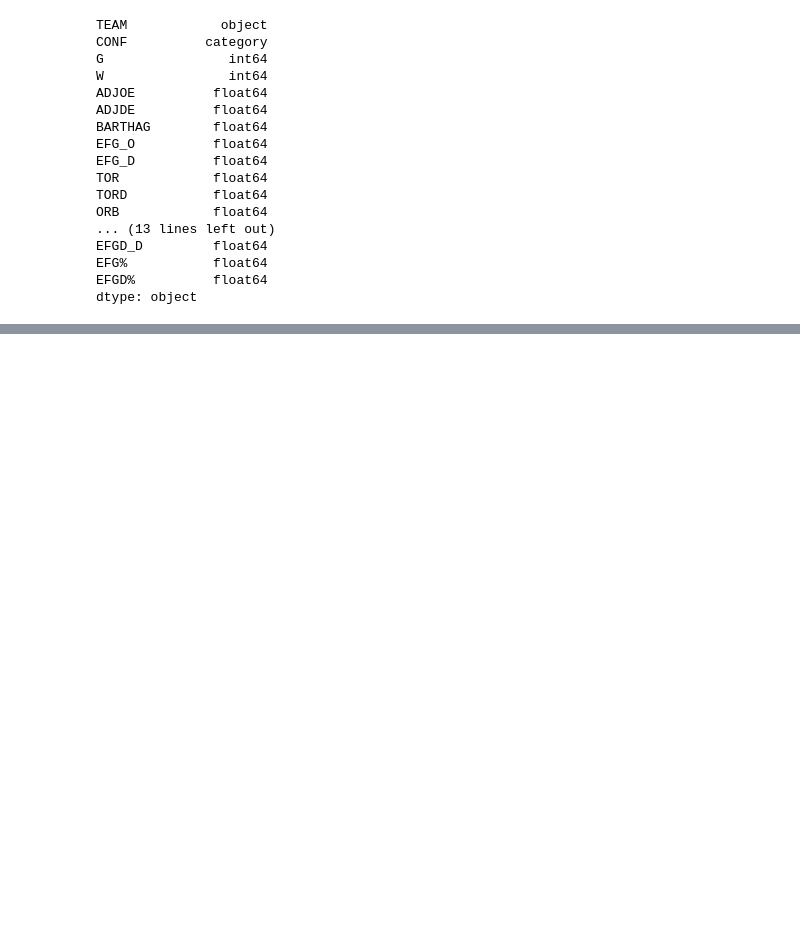
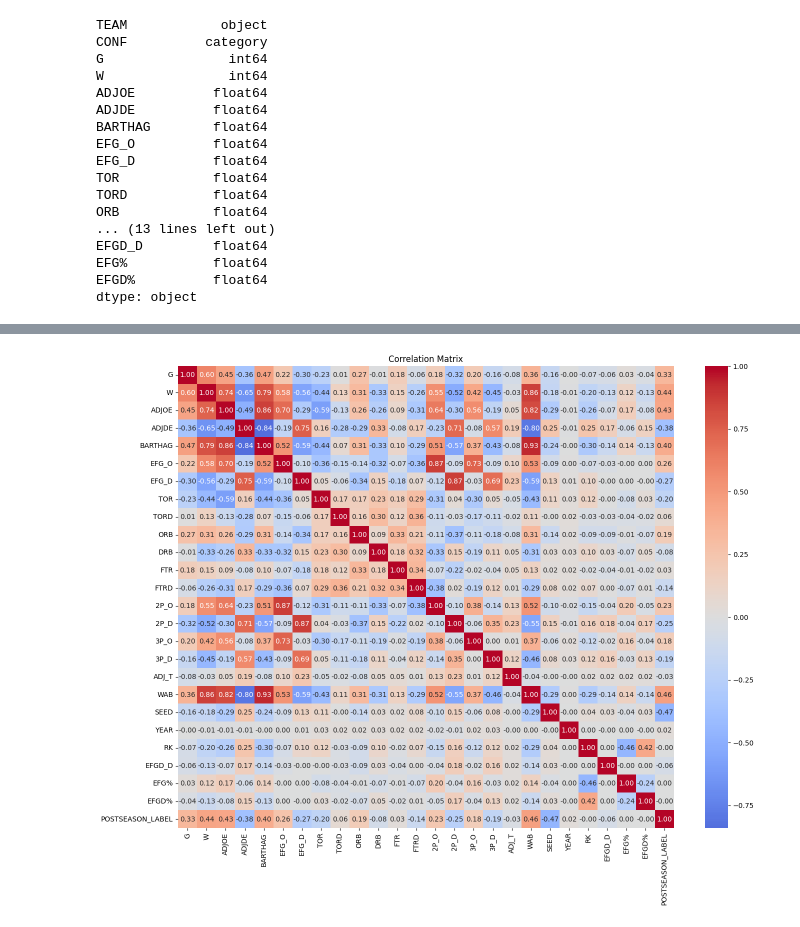
Before and after one commit to KunalShah443/College_Predictor, a Jupyter notebook: Code/Analysis.ipynb, the cells around one changed output, grey strips where cells are left out. Cells and saved outputs as stored; diff of their text form; code cells hidden in the pictures; blank space fills up the shorter version.

Commit message:
Doing some feature selection through correlation

```diff
--- a/Code/Analysis.ipynb
+++ b/Code/Analysis.ipynb
@@ -182,3 +181,23 @@ EFGD_D         float64
 EFG%           float64
 EFGD%          float64
 dtype: object
+# %%
+# Define Target Variable
+postseason_mapping = {
+    "R64": 0,
+    "R32": 1,
+    "S16": 2,
+    "E8": 3,
+    "F4": 4,
+    "2ND": 5,
+    "Champions": 6
+}
+
+# Map POSTSEASON to numerical labels
+combined_data["POSTSEASON_LABEL"] = combined_data["POSTSEASON"].map(postseason_mapping)
+
+# Drop rows with missing POSTSEASON values
+combined_data = combined_data.dropna(subset=["POSTSEASON_LABEL"])
+
+# Verify the mapping
+print(combined_data[["POSTSEASON", "POSTSEASON_LABEL"]].head())
@@ -184,0 +211,10 @@ dtype: object
+# %%
+numeric_data = combined_data.select_dtypes(include=[np.number])
+correlation_matrix = numeric_data.corr()
+
+target_correlation = correlation_matrix["POSTSEASON_LABEL"].sort_values(ascending=False)
+print("Correlation with POSTSEASON_LABEL:")
+print(target_correlation)
+
+relevant_features = target_correlation[(target_correlation > 0.1) | (target_correlation < -0.1)].index
+print("Relevant Features Before Filtering:", relevant_features)
@@ -184,0 +239,7 @@ dtype: object
+# %%
+plt.figure(figsize=(16, 12))
+sns.heatmap(correlation_matrix, annot=True, fmt=".2f", cmap="coolwarm", center=0)
+plt.title("Correlation Matrix")
+plt.show()
+# %% [output]
+[figure, added]
```
Also changed, not shown: parts of 4 cells of this notebook.
